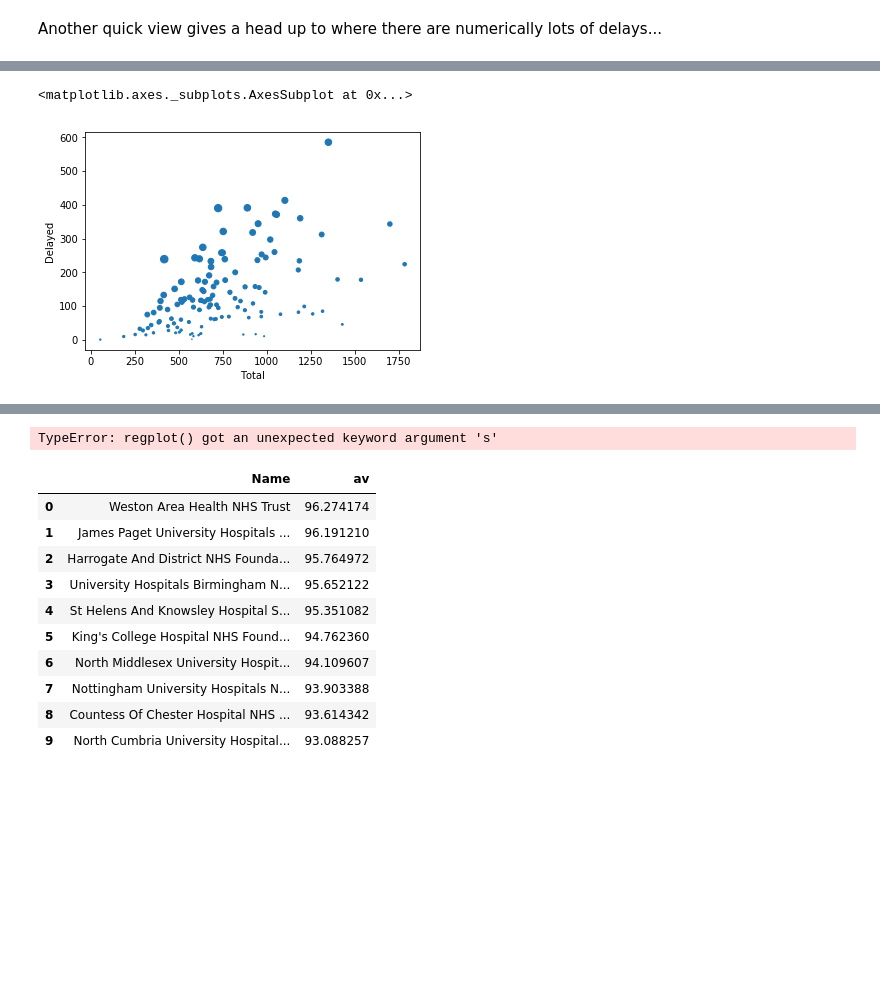
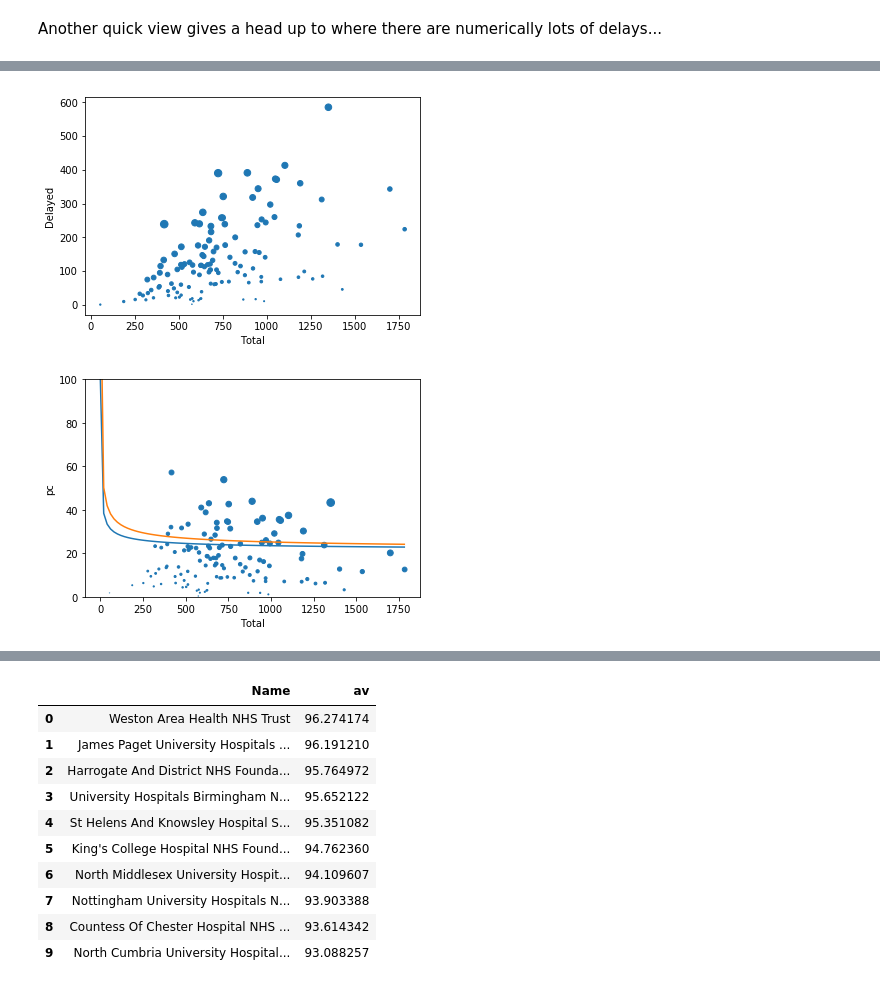
Before and after one commit to psychemedia/openHealthDataDoodles, a Jupyter notebook: notebooks/Winter_SitRep.ipynb, the cells around one changed output, grey strips where cells are left out. Drawn from its saved outputs; the diff is of its cells as text; code cells hidden in the pictures; blank space fills up the shorter version.

```diff
--- a/notebooks/Winter_SitRep.ipynb
+++ b/notebooks/Winter_SitRep.ipynb
@@ -430,10 +430,32 @@ pd.read_sql_query(q3, conn).plot(kind='scatter', x='Total',y='Delayed')
 # %%
 #Size by percent...
 tmp=pd.read_sql_query(q3, conn)
-tmp[(tmp['Total'].notnull()) & (tmp['Total']>10)].plot(kind='scatter', x='Total',y='Delayed', s=tmp['pc'])
+tmp.plot(kind='scatter', x='Total',y='Delayed', s=tmp['pc']);
 # %% [output]
-<matplotlib.axes._subplots.AxesSubplot at 0x...>
 [figure]
+# %%
+import matplotlib.pyplot as plt
+
+tmp.plot(kind='scatter', x='Total',y='pc', s=tmp['Delayed']/10, ylim=(0,100));
+
+#Not sure if I'm doing this right? Normal distribution model is wrong for a start?
+import numpy as np
+import weightedstats as ws
+
+tmp=tmp
+number=tmp['Total']
+p=tmp['pc']/100
+
+p_se = np.sqrt( (p*(1-p)) / (number) )
+
+p_fem = ws.weighted_mean(p, weights=p_se)
+dff = pd.DataFrame({'Total':np.arange(1, max(tmp['Total']), 20)})
+dff['number_ul95'] = 100 * ( p_fem + 1.96 * np.sqrt((p_fem*(1-p_fem)) / dff['Total']) )
+dff['number_ul999'] = 100 * ( p_fem + 3.29 * np.sqrt((p_fem*(1-p_fem)) / dff['Total']) )
+plt.plot(dff['Total'],dff['number_ul95'] )
+plt.plot(dff['Total'],dff['number_ul999'] );
+# %% [output]
+[figure, added]
 # %% [markdown]
 Here's another - Bed Occupancy:
 
@@ -444,11 +466,6 @@ But how do we calculate this? The average of the occupancy rates over the week?
 Which data sheet(s) does the data come from and how is it analysed to generate that table?
 
 For example, what if we naively just try to take the average of the rates for each trust over the week?
-# %%
-import seaborn as sns
-sns.regplot(x=tmp["Total"], y=tmp["pc"], s='pc')
-# %% [output]
-TypeError: regplot() got an unexpected keyword argument 's'
 # %%
 q4='''
 SELECT Name, 100*AVG(value) AS av FROM sitrep
```
Also changed, not shown: parts of 15 cells of this notebook, 2 other files.
